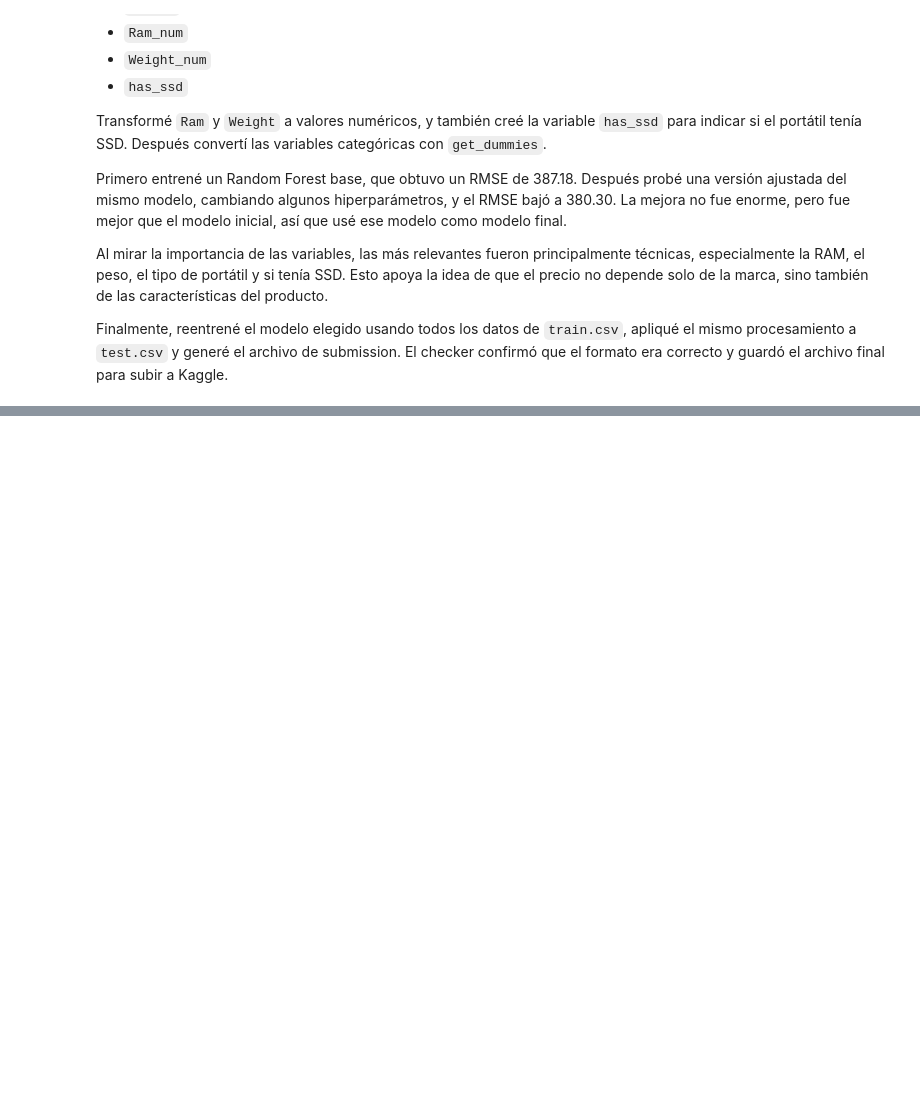
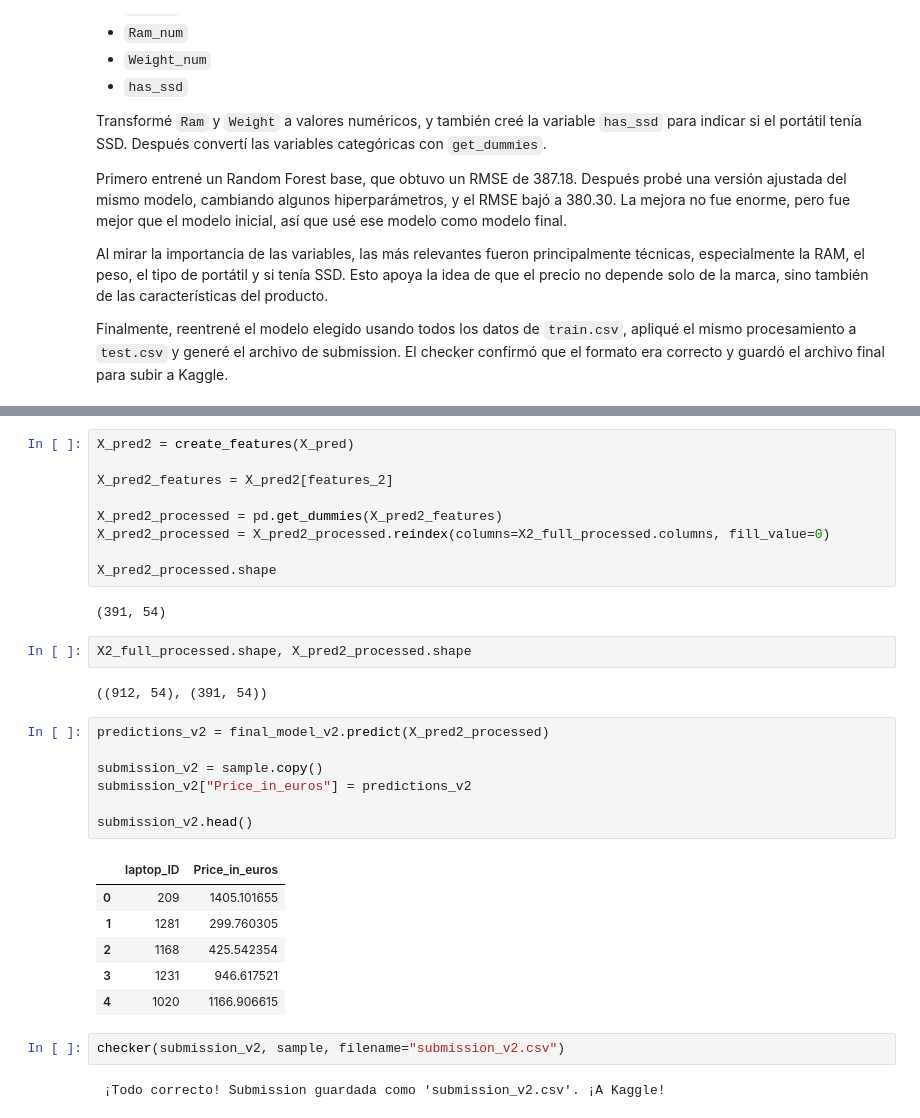
Before and after one commit to vicbiancon42-netizen/DS-Online-Victoria, a Jupyter notebook: Team_Challenges/TC_04_Sprint_12_Kaggle/TC-Kaggle_submission.ipynb, the cells around one changed output, grey strips where cells are left out. Drawn from its saved outputs; the diff is of its cells as text; blank space fills up the shorter version.

```diff
--- a/Team_Challenges/TC_04_Sprint_12_Kaggle/TC-Kaggle_submission.ipynb
+++ b/Team_Challenges/TC_04_Sprint_12_Kaggle/TC-Kaggle_submission.ipynb
@@ -523,0 +641,33 @@ Finalmente, reentrené el modelo elegido usando todos los datos de `train.csv`,
+# %%
+X_pred2 = create_features(X_pred)
+
+X_pred2_features = X_pred2[features_2]
+
+X_pred2_processed = pd.get_dummies(X_pred2_features)
+X_pred2_processed = X_pred2_processed.reindex(columns=X2_full_processed.columns, fill_value=0)
+
+X_pred2_processed.shape
+# %% [output]
+(391, 54)
+# %%
+X2_full_processed.shape, X_pred2_processed.shape
+# %% [output]
+((912, 54), (391, 54))
+# %%
+predictions_v2 = final_model_v2.predict(X_pred2_processed)
+
+submission_v2 = sample.copy()
+submission_v2["Price_in_euros"] = predictions_v2
+
+submission_v2.head()
+# %% [output]
+|  | laptop_ID | Price_in_euros |
+| 0 | 209 | 1405.101655 |
+| 1 | 1281 | 299.760305 |
+| 2 | 1168 | 425.542354 |
+| 3 | 1231 | 946.617521 |
+| 4 | 1020 | 1166.906615 |
+# %%
+checker(submission_v2, sample, filename="submission_v2.csv")
+# %% [output]
+ ¡Todo correcto! Submission guardada como 'submission_v2.csv'. ¡A Kaggle!
```
Also changed, not shown: parts of 18 cells of this notebook, 1 other file.
